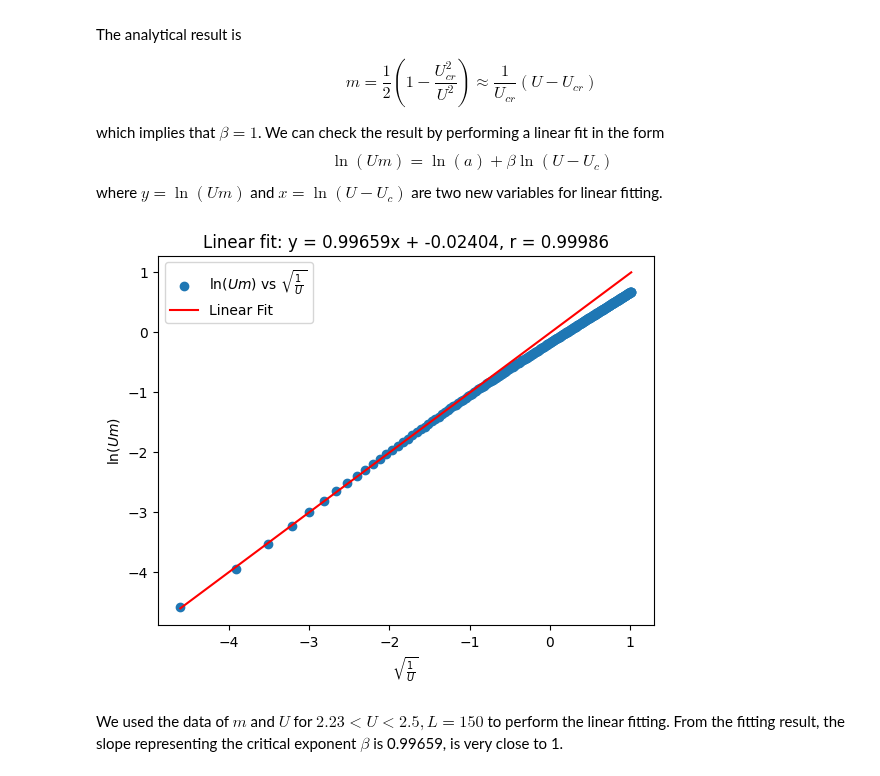
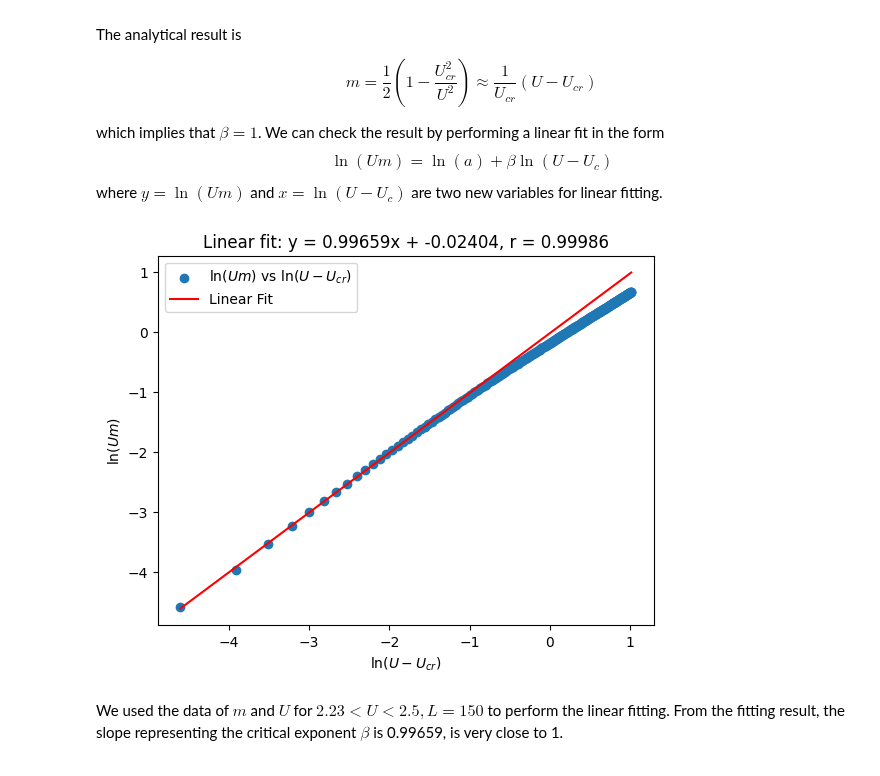
Before and after one commit to songmengh/mean-field, a Jupyter notebook: HF_Hubbard_HC.ipynb, the cells around one changed output. Saved outputs shown, nothing was run; the diff lists cells and outputs as text; code cells hidden in the pictures.

```diff
--- a/HF_Hubbard_HC.ipynb
+++ b/HF_Hubbard_HC.ipynb
@@ -732,29 +732,29 @@ where $y=\ln(Um)$ and $x=\ln(U-U_c)$ are two new variables for linear fitting.
 # %%
 from scipy.stats import linregress
 from scipy.stats import pearsonr
 
 Ulist_ = Ulist[Ulist>2.23]
 m_ = m_end[4][Ulist>2.23]
 y = np.log(Ulist_*m_)
 x = np.log(Ulist_-2.23)
 
 
 x_c = x[Ulist_<2.5]
 y_c = y[Ulist_<2.5]
 
 
 slope, intercept, r_value, p_value, std_err = linregress(x_c, y_c)
 correlation_coefficient, p_value = pearsonr(x_c, y_c)
 
-plt.scatter(x, y, label=r'$\ln(Um)$ vs $\sqrt{\frac{1}{U}}$')
+plt.scatter(x, y, label=r'$\ln(Um)$ vs $\ln(U-U_{cr})$')
 plt.plot(x, slope * x + intercept,color = "red", label='Linear Fit')
-plt.xlabel(r'$\sqrt{\frac{1}{U}}$')
+plt.xlabel(r'$\ln(U-U_{cr})$')
 plt.ylabel(r'$\ln(Um)$')
 plt.title(f"Linear fit: y = {slope:.5f}x + {intercept:.5f}, r = {correlation_coefficient:.5f}")
 plt.legend()
 plt.show()
 # %% [output]
-[figure, old version]
+[figure, new version]
 # %% [markdown]
 We used the data of $m$ and $U$ for $2.23< U< 2.5, L=150$ to perform the linear fitting. From the fitting result, the slope representing the critical exponent $\beta$ is 0.99659, is very close to 1.
 # %% [markdown]
```
Also changed, not shown: parts of 2 cells of this notebook.
